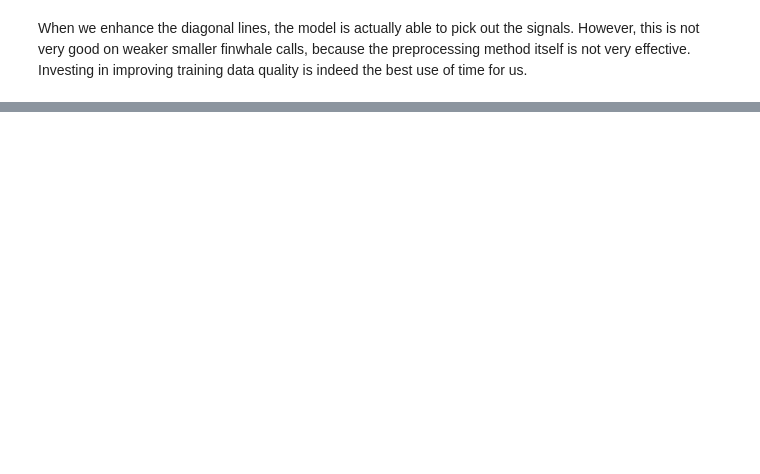
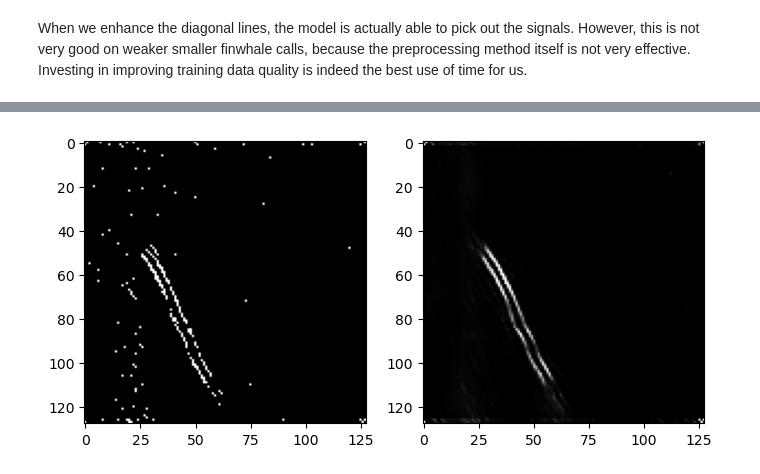
Before and after one commit to Ocean-Data-Lab/das-finwhale-vocalization, a Jupyter notebook: Notebooks/04_PyTorch Autoencoder.ipynb, the cells around one changed output, grey strips where cells are left out. Drawn from its saved outputs; the diff is of its cells as text; code cells hidden in the pictures; blank space fills up the shorter version.

```diff
--- a/Notebooks/04_PyTorch Autoencoder.ipynb
+++ b/Notebooks/04_PyTorch Autoencoder.ipynb
@@ -338,0 +337,4 @@ When we enhance the diagonal lines, the model is actually able to pick out the s
+# %%
+# Load encoder from pth file
+encoder = Encoder(encoded_space_dim,fc2_input_dim).to(device)
+encoder.load_state_dict(torch.load('model/encoder.pth'))
@@ -338,0 +359,13 @@ When we enhance the diagonal lines, the model is actually able to pick out the s
+# %%
+def view_result(img):
+    result = decoder(encoder(img.unsqueeze(0).to(device)))
+    plt.figure(figsize=(8,4))
+    plt.subplot(1,2,1)
+    plt.imshow(img.cpu().squeeze().numpy(), cmap='gist_gray')
+    plt.subplot(1,2,2)
+    plt.imshow(result.cpu().squeeze().detach().numpy(), cmap='gist_gray')
+    plt.show()
+# %%
+view_result(images[220][0])
+# %% [output]
+[figure, added]
```
Also changed, not shown: parts of 20 cells of this notebook, 4 other files.
